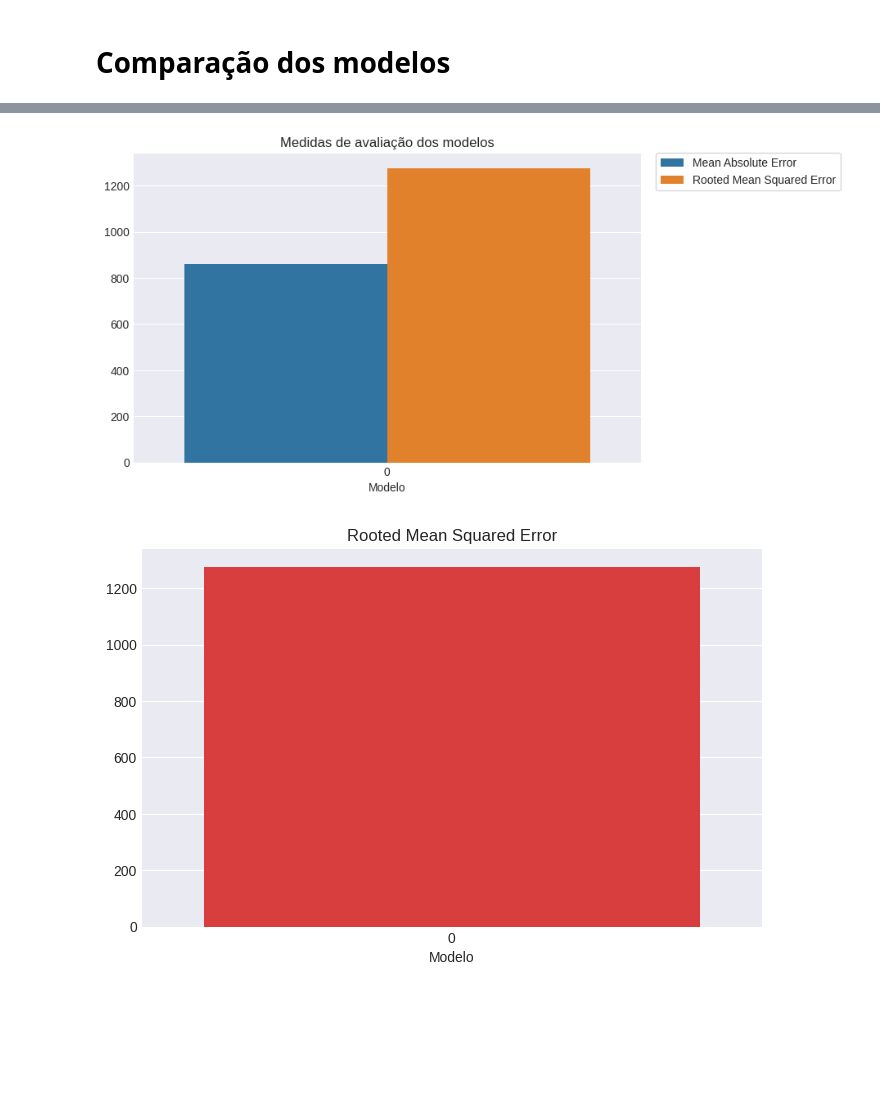
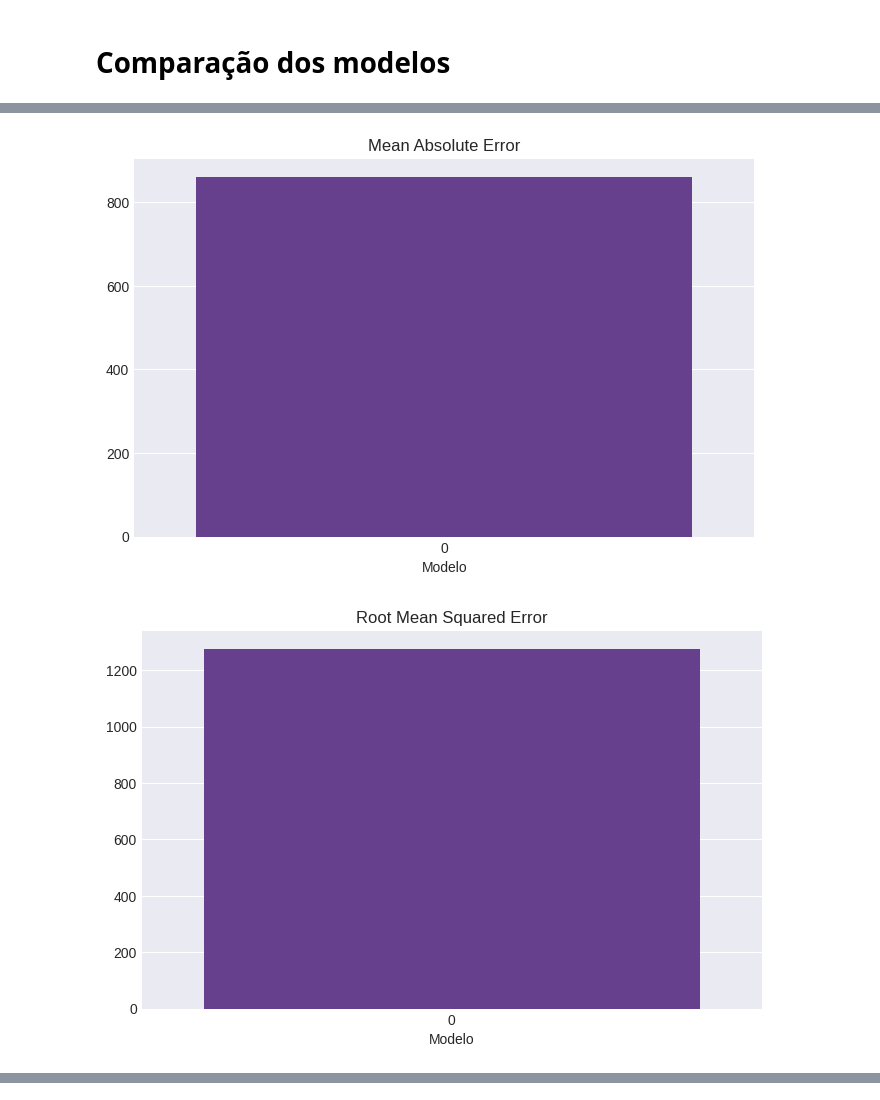
Before and after one commit to flohmannjr/tensorflow_curso, a Jupyter notebook: TensorFlow_MP3_BitPredict.ipynb, the cells around one changed output, grey strips where cells are left out. Saved outputs shown, nothing was run; the diff lists cells and outputs as text; code cells hidden in the pictures; blank space fills up the shorter version.

Commit message:
Update comparação dos modelos

```diff
--- a/TensorFlow_MP3_BitPredict.ipynb
+++ b/TensorFlow_MP3_BitPredict.ipynb
@@ -64,6 +66,28 @@ def grafico_series(X_treino=[], y_treino=[],
     plt.legend(loc=(1.03, 0.88), frameon=True, facecolor='white')
 
     plt.show()
+
+def grafico_metrica(metrica, titulo=None):
+
+    metrica = pd.DataFrame(metrica).T
+
+    sns.barplot(data=metrica, color=COR_TREINO)
+
+    plt.title(titulo)
+    plt.xlabel('Modelo')
+    plt.ylabel('')
+
+    plt.show()
+
+def mean_absolute_scaled_error(y_teste, y_previsao):
+
+    # Mean absolute error
+    mae = tf.reduce_mean(tf.abs(tf.subtract(y_teste, y_previsao)))
+
+    # Mean absolute error de previsão ingênua (Sem período. Apenas um dia, como os dados.)
+    mae_ingenuo = tf.reduce_mean(tf.abs(tf.subtract(y_teste[1:], y_previsao[:-1])))
+
+    return tf.divide(mae, mae_ingenuo)
 # %% [markdown]
 # Dados
 # %%
@@ -209,11 +233,19 @@ grafico_series(X_teste=X_test, y_teste=y_test,
 # %% [output]
 [figure]
 # %%
+# mae = mean_absolute_error(y_test[1:], y_pred)
+# rmse = np.sqrt(mean_squared_error(y_test[1:], y_pred))
+# mape = mean_absolute_percentage_error(y_test[1:], y_pred)
+
 mae = mean_absolute_error(y_test[1:], y_pred)
-rmse = np.sqrt(mean_squared_error(y_test[1:], y_pred))
+rmse = tf.sqrt(mean_squared_error(y_test[1:], y_pred))
+mape = mean_absolute_percentage_error(y_test[1:], y_pred)
+mase = mean_absolute_scaled_error(y_test[1:], y_pred)
 
-metricas[0] = {'Mean Absolute Error': mae,
-               'Rooted Mean Squared Error': rmse}
+metricas[0] = {'Mean Absolute Error': mae.numpy(),
+               'Root Mean Squared Error': rmse.numpy(),
+               'Mean Absolute Percentage Error': mape.numpy(),
+               'Mean Absolute Scaled Error': mase.numpy()}
 # %% [markdown]
 # Comparação dos modelos
 # %%
@@ -222,3 +259,6 @@ metricas[0] = {'Mean Absolute Error': mae,
 # %%
-comparacao = pd.DataFrame([m for m in metricas if m is not None])
-comparacao = comparacao.reset_index().melt(id_vars='index').rename(columns=str.title)
+for titulo in metricas[0].keys():
+    grafico_metrica([m[titulo] for m in metricas if m is not None], titulo)
+# %% [output]
+[figure, added]
+[figure, added]
@@ -225,24 +266,0 @@ comparacao = comparacao.reset_index().melt(id_vars='index').rename(columns=str.t
-# %%
-sns.barplot(data=comparacao, x='Index', y='Value', hue='Variable')
-
-# plt.ylim(0.80, 0.90)
-
-plt.title('Medidas de avaliação dos modelos')
-plt.xlabel('Modelo')
-plt.ylabel('')
-
-plt.legend(loc=(1.03, 0.88), frameon=True, facecolor='white');
-# %% [output]
-[figure, removed]
-# %%
-comparacao_rmse = pd.DataFrame([m['Rooted Mean Squared Error'] for m in metricas if m is not None]).T
-
-sns.barplot(data=comparacao_rmse, color=COR_PREVISAO)
-
-# plt.ylim(0.80, 0.90)
-
-plt.title('Rooted Mean Squared Error')
-plt.xlabel('Modelo')
-plt.ylabel('');
-# %% [output]
-[figure, removed]
```
Also changed, not shown: parts of 3 cells of this notebook.
